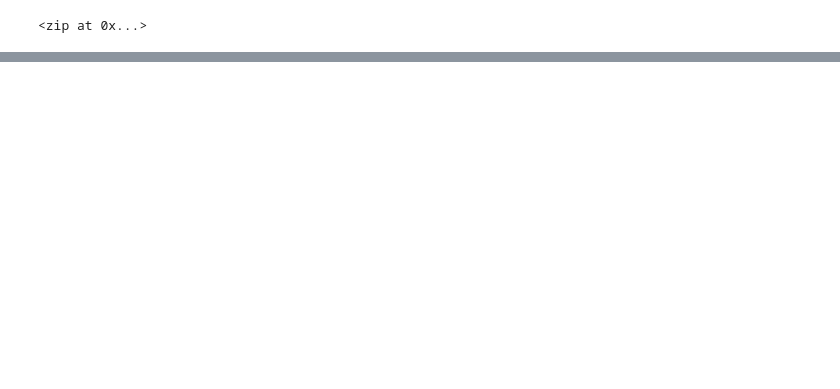
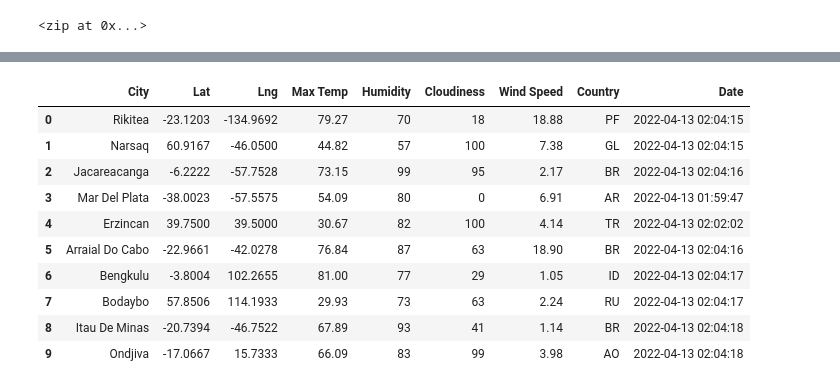
Before and after one commit to kntln/World_Weather_Analysis, a Jupyter notebook: WeatherPy.ipynb, the cells around one changed output, grey strips where cells are left out. Drawn from its saved outputs; the diff is of its cells as text; code cells hidden in the pictures; blank space fills up the shorter version.

Commit message:
Modifying .gitignore and adding WeatherPy file.

```diff
--- a/WeatherPy.ipynb
+++ b/WeatherPy.ipynb
@@ -33,0 +40,3 @@ len(cities)
+# %%
+# Starting URL for Weather Map API Call.
+url = "http://api.openweathermap.org/data/2.5/weather?units=Imperial&APPID=" + weather_api_key
@@ -33,0 +127,16 @@ len(cities)
+# %%
+# Convert the array of dictionaries to a Pandas DataFrame.
+city_data_df = pd.DataFrame(city_data)
+city_data_df.head(10)
+# %% [output]
+|  | City | Lat | Lng | Max Temp | Humidity | Cloudiness | Wind Speed | Country | Date |
+| 0 | Rikitea | -23.1203 | -134.9692 | 79.27 | 70 | 18 | 18.88 | PF | 2022-04-13 02:04:15 |
+| 1 | Narsaq | 60.9167 | -46.0500 | 44.82 | 57 | 100 | 7.38 | GL | 2022-04-13 02:04:15 |
+| 2 | Jacareacanga | -6.2222 | -57.7528 | 73.15 | 99 | 95 | 2.17 | BR | 2022-04-13 02:04:16 |
+| 3 | Mar Del Plata | -38.0023 | -57.5575 | 54.09 | 80 | 0 | 6.91 | AR | 2022-04-13 01:59:47 |
+| 4 | Erzincan | 39.7500 | 39.5000 | 30.67 | 82 | 100 | 4.14 | TR | 2022-04-13 02:02:02 |
+| 5 | Arraial Do Cabo | -22.9661 | -42.0278 | 76.84 | 87 | 63 | 18.90 | BR | 2022-04-13 02:04:16 |
+| 6 | Bengkulu | -3.8004 | 102.2655 | 81.00 | 77 | 29 | 1.05 | ID | 2022-04-13 02:04:17 |
+| 7 | Bodaybo | 57.8506 | 114.1933 | 29.93 | 73 | 63 | 2.24 | RU | 2022-04-13 02:04:17 |
+| 8 | Itau De Minas | -20.7394 | -46.7522 | 67.89 | 93 | 41 | 1.14 | BR | 2022-04-13 02:04:18 |
+| 9 | Ondjiva | -17.0667 | 15.7333 | 66.09 | 83 | 99 | 3.98 | AO | 2022-04-13 02:04:18 |
```
Also changed, not shown: parts of 6 cells of this notebook.
